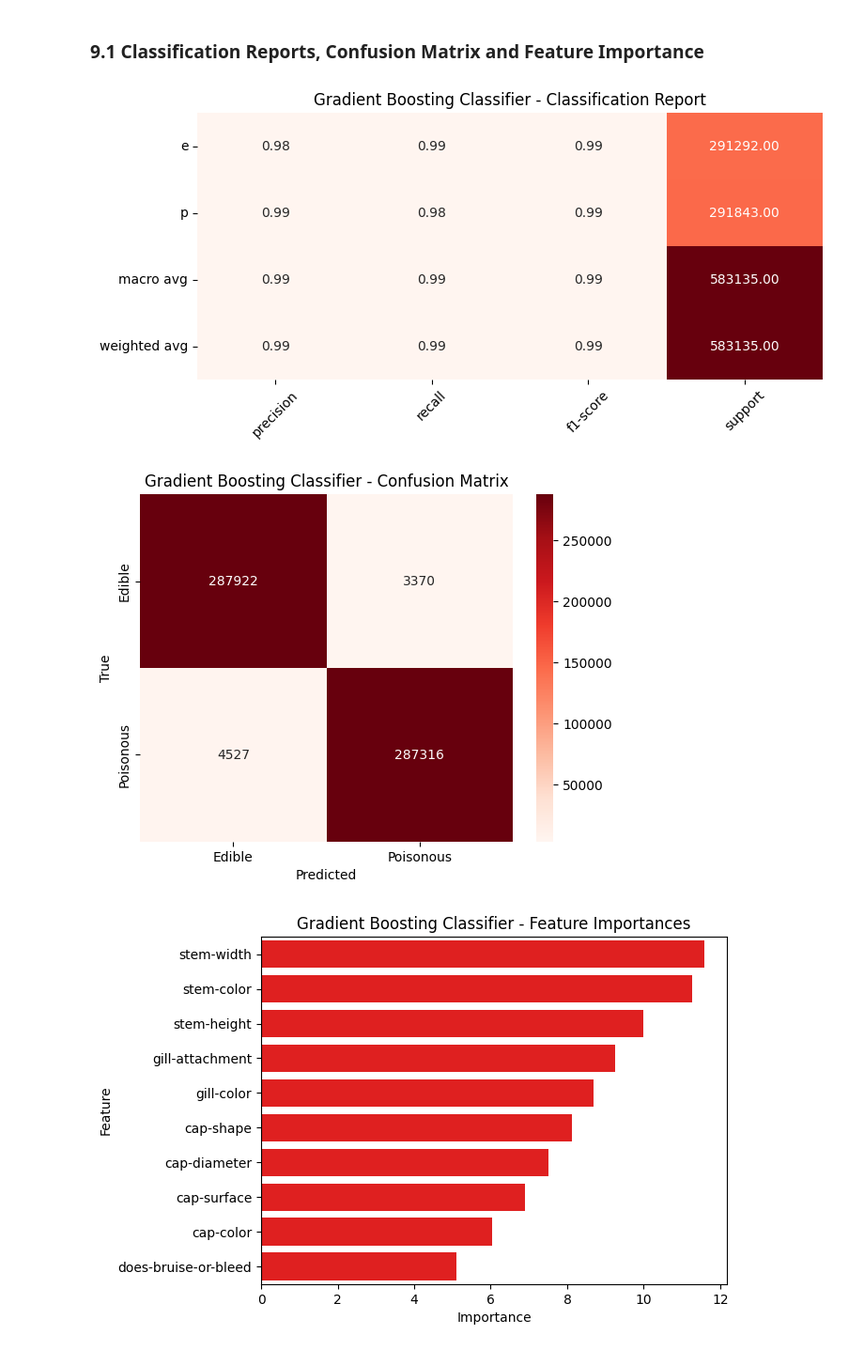
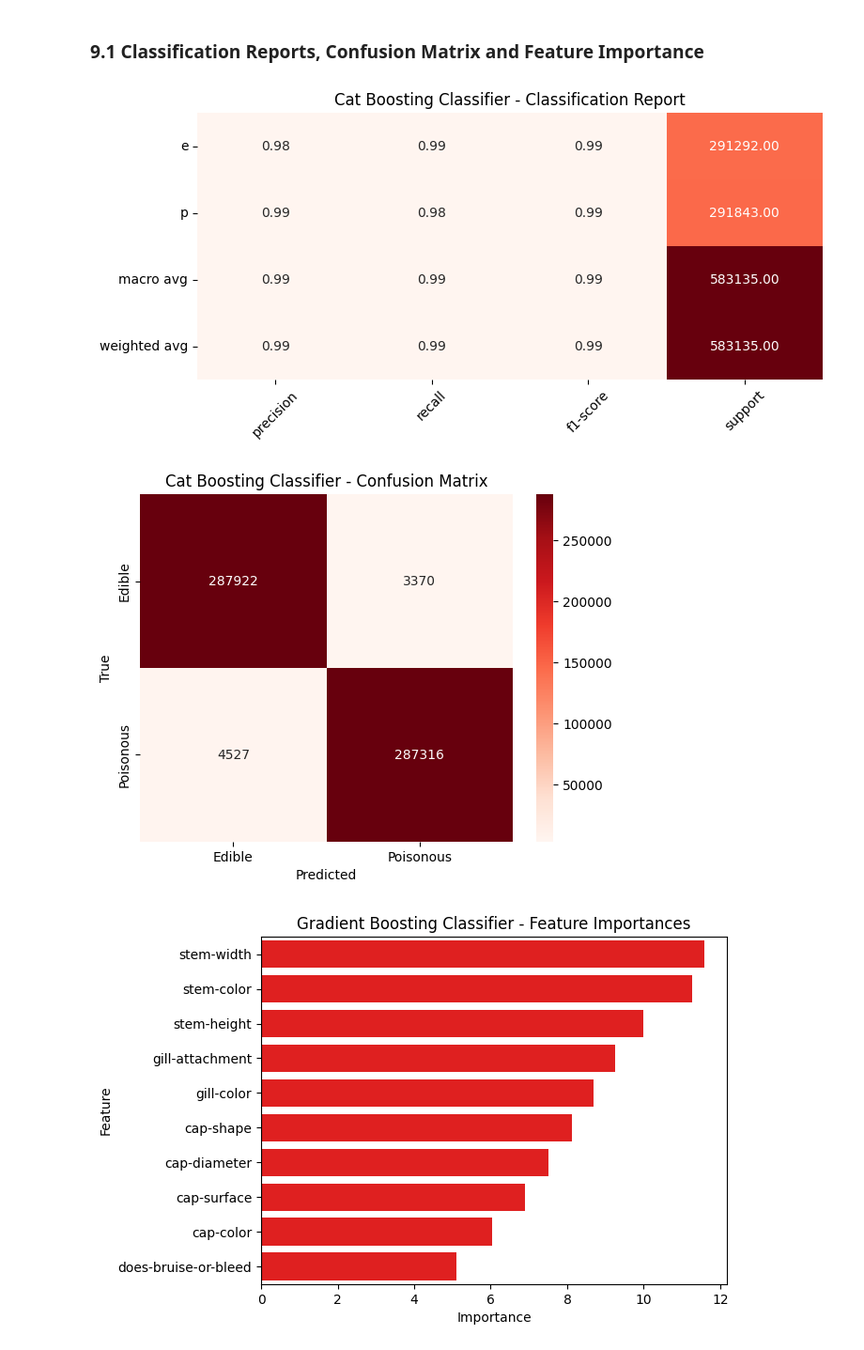
Before and after one commit to rodeso/iart.mushroom, a Jupyter notebook: supervised-learning.ipynb, the cells around one changed output. Shown: that part at 94% size. Drawn from its saved outputs; the diff is of its cells as text; code cells hidden in the pictures.

Commit message:
corrected mistake in graph names for cat boost

```diff
--- a/supervised-learning.ipynb
+++ b/supervised-learning.ipynb
@@ -498,25 +498,25 @@ report_cb = report_cb.round(2)
 # Plot as a heatmap
 plt.figure(figsize=(8, 4))
 sns.heatmap(report_cb.iloc[:, :4], annot=True, fmt=".2f", cmap="Reds", cbar=False)
-plt.title("Gradient Boosting Classifier - Classification Report")
+plt.title("Cat Boosting Classifier - Classification Report")
 plt.yticks(rotation=0)
 plt.xticks(rotation=45)
 plt.tight_layout()
 plt.show()
 # %% [output]
-[figure, old version]
+[figure, new version]
 # %%
 # Confusion Matrix
 cm_cb = confusion_matrix(y_test, y_pred_cb)
 sns.heatmap(cm_cb, annot=True, fmt="d", cmap="Reds",
             xticklabels=["Edible", "Poisonous"],
             yticklabels=["Edible", "Poisonous"])
-plt.title("Gradient Boosting Classifier - Confusion Matrix")
+plt.title("Cat Boosting Classifier - Confusion Matrix")
 plt.xlabel("Predicted")
 plt.ylabel("True")
 plt.show()
 # %% [output]
-[figure, old version]
+[figure, new version]
 # %%
 # Feature Importance
 importances = pipeline_cb.named_steps["classifier"].feature_importances_
```
Also changed, not shown: parts of 1 cell of this notebook.
